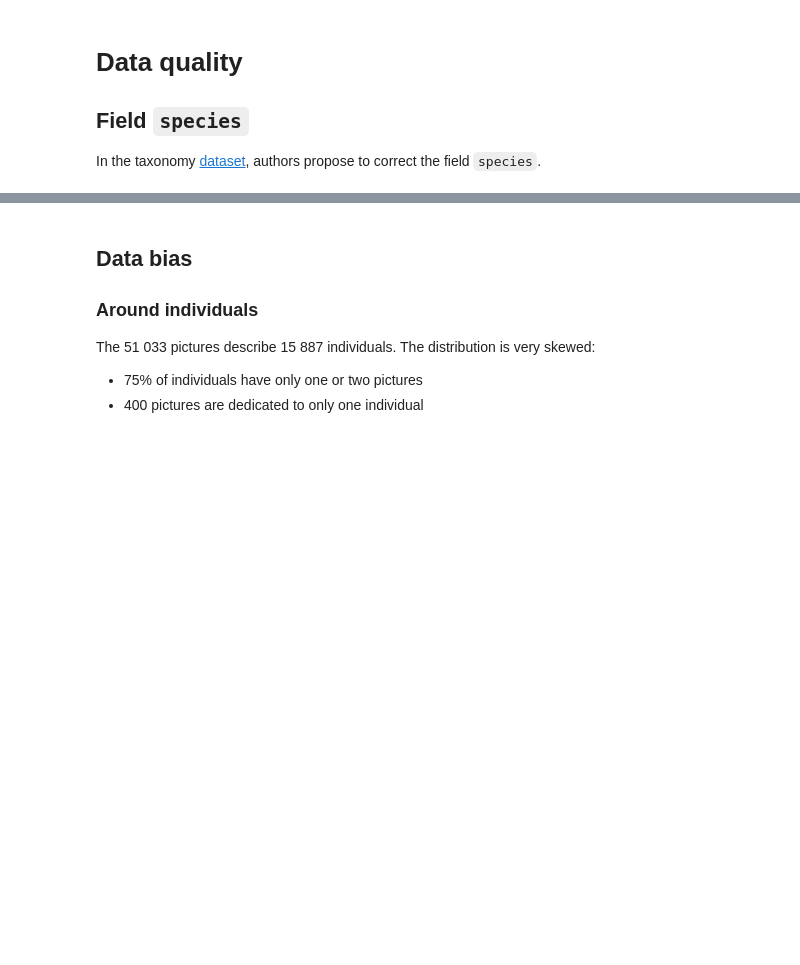
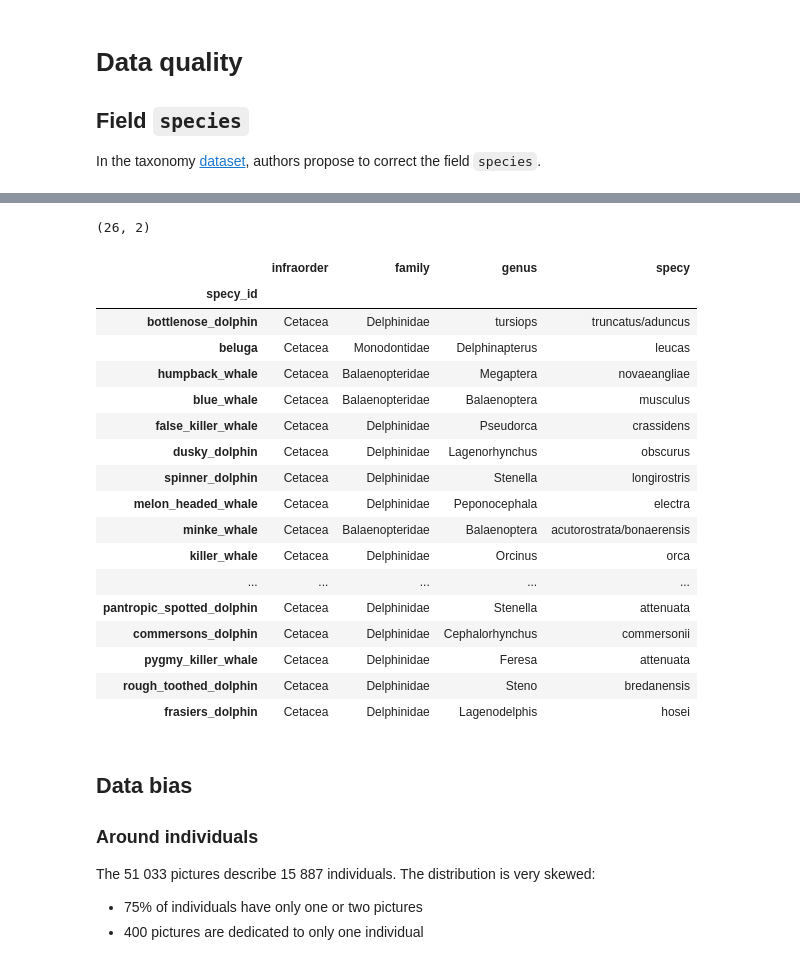
Before and after one commit to acisel-fr/happywhale, a Jupyter notebook: introduction.ipynb, the cells around one changed output, grey strips where cells are left out. Cells and saved outputs as stored; diff of their text form; code cells hidden in the pictures; blank space fills up the shorter version.

Commit message:
Kaggle Notebook | happywhale-introduction | Version 17

```diff
--- a/introduction.ipynb
+++ b/introduction.ipynb
@@ -57,3 +65,29 @@ df.loc
+# %%
+df.groupby(['species']).count().sort_values(['species']).shape
+# %% [output]
+(26, 2)
+# %%
+taxonomy = pd.read_csv("/kaggle/input/happywhalespeciesclassification/species.csv").set_index('specy_id').drop(columns = ['wikipedia','image','size'])
+taxonomy
+# %% [output]
+|  | infraorder | family | genus | specy |
+| specy_id |  |  |  |  |
+| bottlenose_dolphin | Cetacea | Delphinidae | tursiops | truncatus/aduncus |
+| beluga | Cetacea | Monodontidae | Delphinapterus | leucas |
+| humpback_whale | Cetacea | Balaenopteridae | Megaptera | novaeangliae |
+| blue_whale | Cetacea | Balaenopteridae | Balaenoptera | musculus |
+| false_killer_whale | Cetacea | Delphinidae | Pseudorca | crassidens |
+| dusky_dolphin | Cetacea | Delphinidae | Lagenorhynchus | obscurus |
+| spinner_dolphin | Cetacea | Delphinidae | Stenella | longirostris |
+| melon_headed_whale | Cetacea | Delphinidae | Peponocephala | electra |
+| minke_whale | Cetacea | Balaenopteridae | Balaenoptera | acutorostrata/bonaerensis |
+| killer_whale | Cetacea | Delphinidae | Orcinus | orca |
+| ... | ... | ... | ... | ... |
+| pantropic_spotted_dolphin | Cetacea | Delphinidae | Stenella | attenuata |
+| commersons_dolphin | Cetacea | Delphinidae | Cephalorhynchus | commersonii |
+| pygmy_killer_whale | Cetacea | Delphinidae | Feresa | attenuata |
+| rough_toothed_dolphin | Cetacea | Delphinidae | Steno | bredanensis |
+| frasiers_dolphin | Cetacea | Delphinidae | Lagenodelphis | hosei |
 # %% [markdown]
 ## Data bias
 
```
Also changed, not shown: parts of 14 cells of this notebook.
